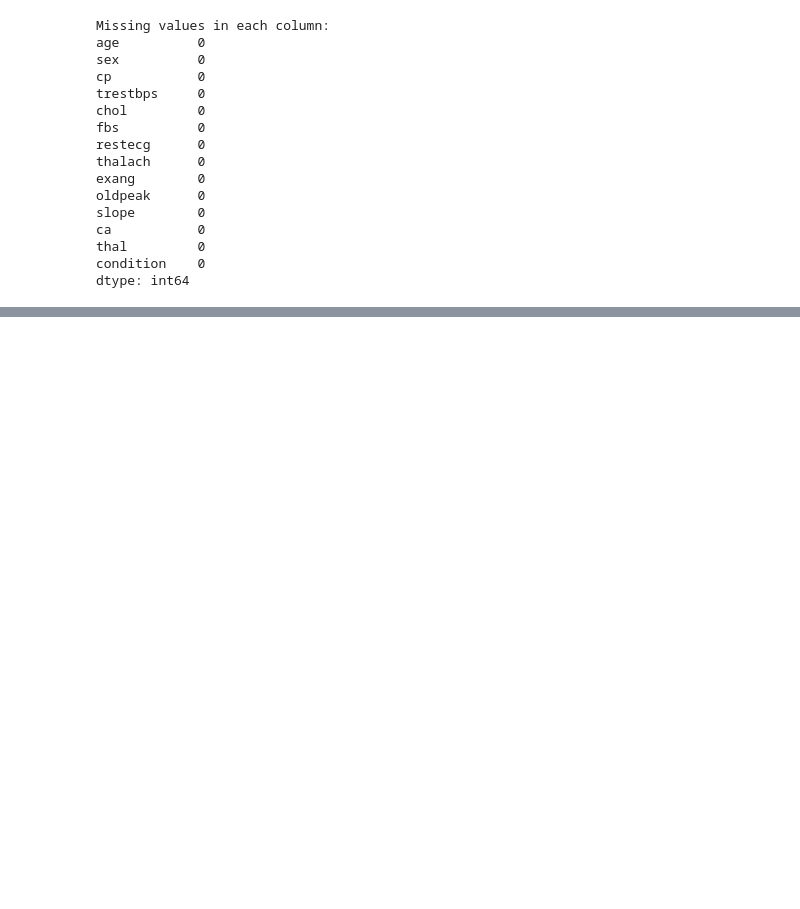
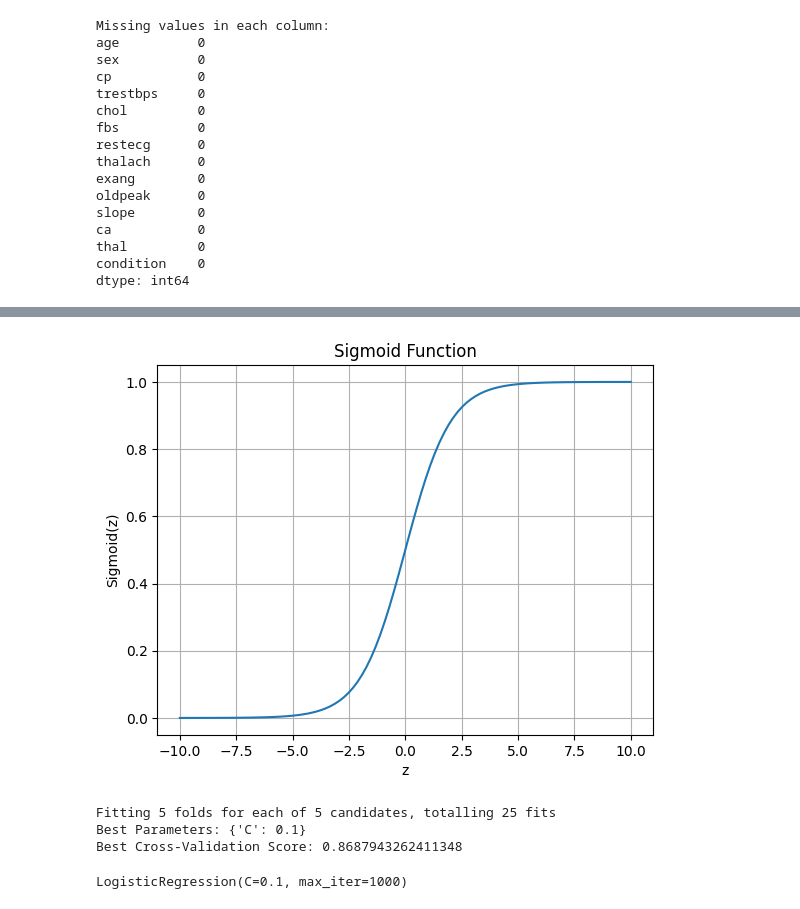
Before and after one commit to jaidev3/w7-d5-advance-oop-concept, a Jupyter notebook: ML-assignments/logistic-regression.ipynb, the cells around one changed output, grey strips where cells are left out. Cells and saved outputs as stored; diff of their text form; code cells hidden in the pictures; blank space fills up the shorter version.

```diff
--- a/ML-assignments/logistic-regression.ipynb
+++ b/ML-assignments/logistic-regression.ipynb
@@ -285,0 +203,51 @@ KeyError: "['age'] not found in axis"
+# %%
+import numpy as np
+import matplotlib.pyplot as plt
+
+# Define the sigmoid function
+def sigmoid(z):
+    return 1 / (1 + np.exp(-z))
+
+# Plot the sigmoid function
+z = np.linspace(-10, 10, 100)
+plt.plot(z, sigmoid(z))
+plt.title("Sigmoid Function")
+plt.xlabel("z")
+plt.ylabel("Sigmoid(z)")
+plt.grid(True)
+plt.show()
+# %% [output]
+[figure, added]
+# %%
+from sklearn.model_selection import GridSearchCV
+
+# Define the parameter grid for hyperparameter tuning
+param_grid = {'C': [0.01, 0.1, 1, 10, 100]}
+
+# Initialize the Logistic Regression model
+log_reg = LogisticRegression(max_iter=1000)
+
+# Set up GridSearchCV
+grid_search = GridSearchCV(log_reg, param_grid, cv=5, scoring='accuracy', verbose=1)
+
+# Fit GridSearchCV
+grid_search.fit(X_train, y_train)
+
+# Get the best parameters and the best score
+best_params = grid_search.best_params_
+best_score = grid_search.best_score_
+
+print(f"Best Parameters: {best_params}")
+print(f"Best Cross-Validation Score: {best_score}")
+# %% [output]
+Fitting 5 folds for each of 5 candidates, totalling 25 fits
+Best Parameters: {'C': 0.1}
+Best Cross-Validation Score: 0.8687943262411348
+# %%
+# Use the best found parameters to train the final model
+best_model = grid_search.best_estimator_
+
+# Train the model on the training data
+best_model.fit(X_train, y_train)
+# %% [output]
+LogisticRegression(C=0.1, max_iter=1000)
```
Also changed, not shown: parts of 15 cells of this notebook.
